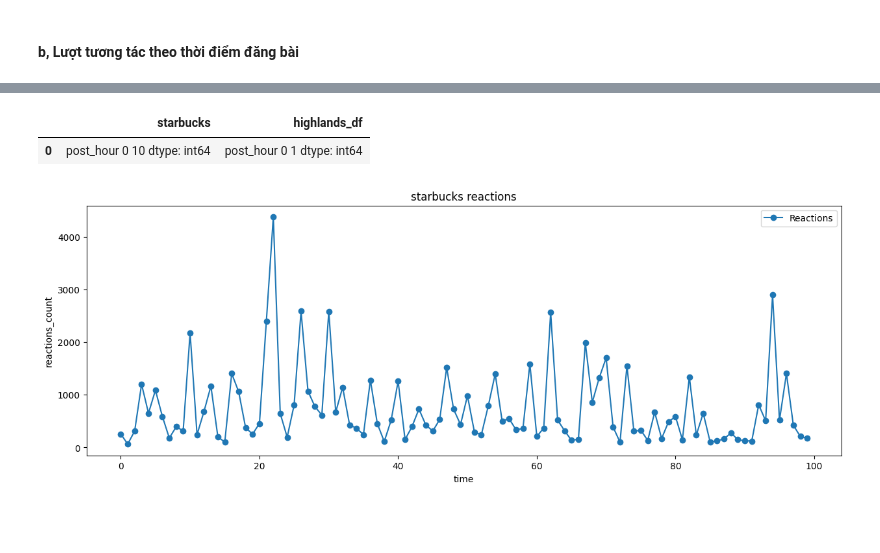
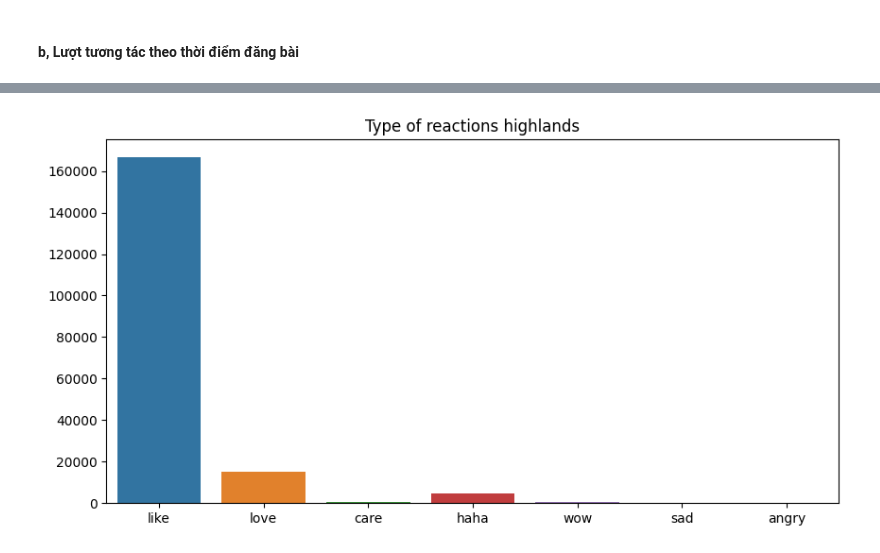
Before and after one commit to Tienlee41/final-project-python, a Jupyter notebook: Analyze.ipynb, the cells around one changed output, grey strips where cells are left out. Saved outputs shown, nothing was run; the diff lists cells and outputs as text; code cells hidden in the pictures; blank space fills up the shorter version.

```diff
--- a/Analyze.ipynb
+++ b/Analyze.ipynb
@@ -440,5 +298,0 @@ a
-# %%
-post_each_hour_df
-# %% [output]
-|  | starbucks | highlands_df |
-| 0 | post_hour 0 10 dtype: int64 | post_hour 0 1 dtype: int64 |
@@ -454,4 +299,4 @@ def reactions_trend_hour(df):
-# %%
-reactions_trend_hour(starbucks_df)
-# %% [output]
-[figure, removed]
+# %%
+barplot_reactions(highlands_df)
+# %% [output]
+[figure, added]
```
Also changed, not shown: parts of 37 cells of this notebook, 2 other files.
